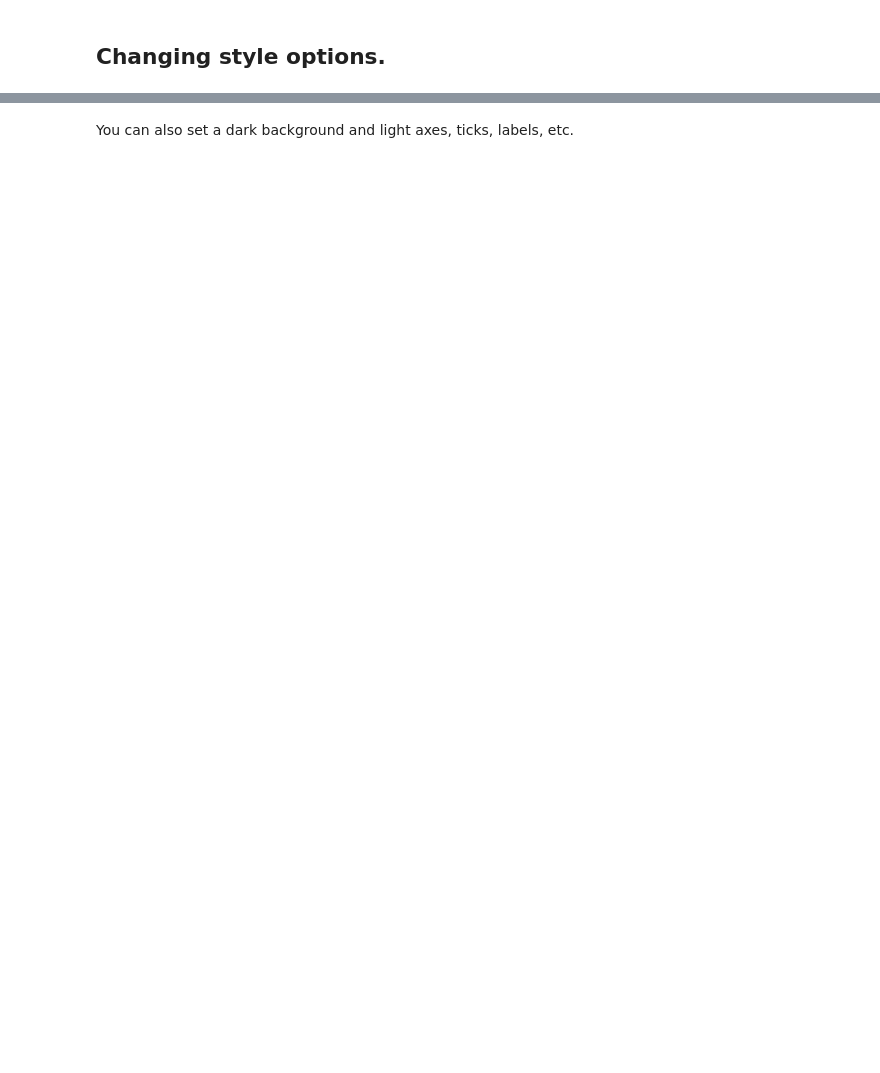
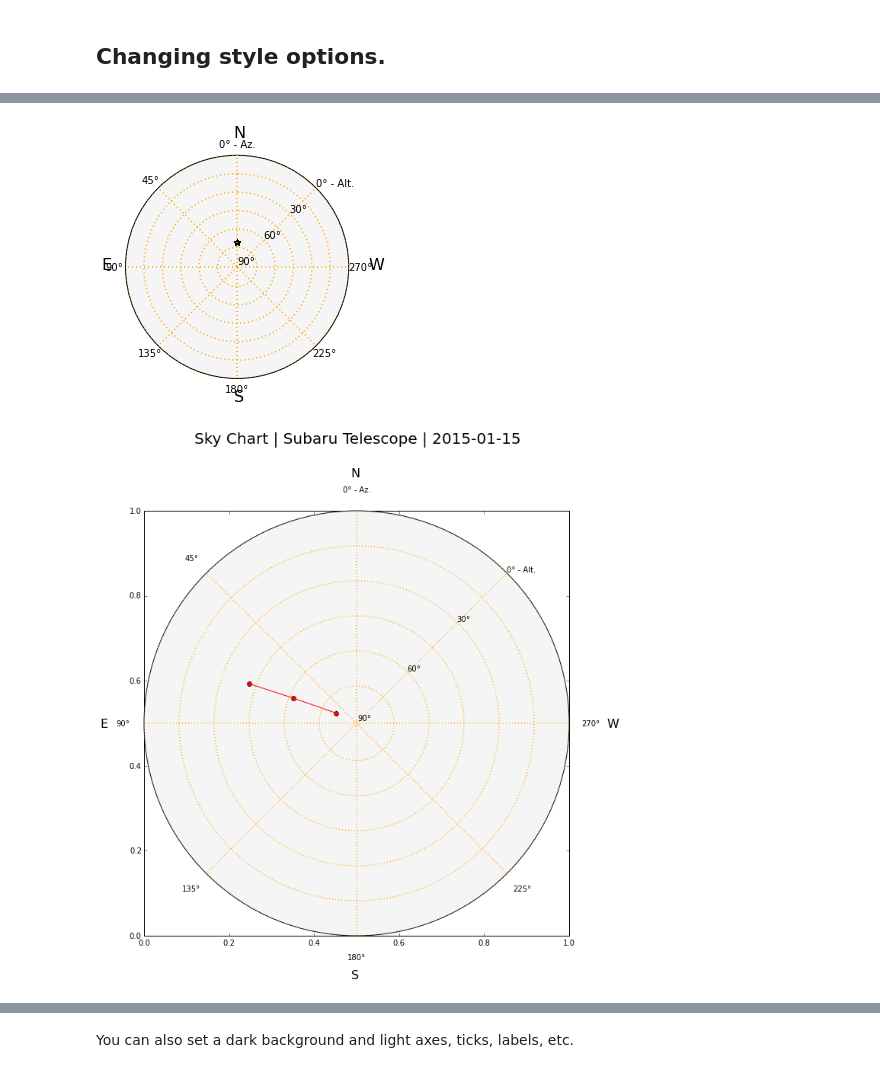
Before and after one commit to astropy/astroplan, a Jupyter notebook: examples/plotting_examples--sky_plot.ipynb, the cells around one changed output, grey strips where cells are left out. Cells and saved outputs as stored; diff of their text form; code cells hidden in the pictures; blank space fills up the shorter version.

```diff
--- a/examples/plotting_examples--sky_plot.ipynb
+++ b/examples/plotting_examples--sky_plot.ipynb
@@ -116,0 +108,10 @@ style_dict2 = {'linestyle': '--', 'color': 'b'}
+# %%
+guides_style = {'marker': '*', 'color': 'k'}
+
+plot_sky(polaris, observer, observe_time, style_kwargs=guides_style)
+plot_sky(pollux, observer, observe_time)
+
+plt.show()
+# %% [output]
+[figure, added]
+[figure, added]
```
Also changed, not shown: parts of 17 cells of this notebook, 1 other file.
